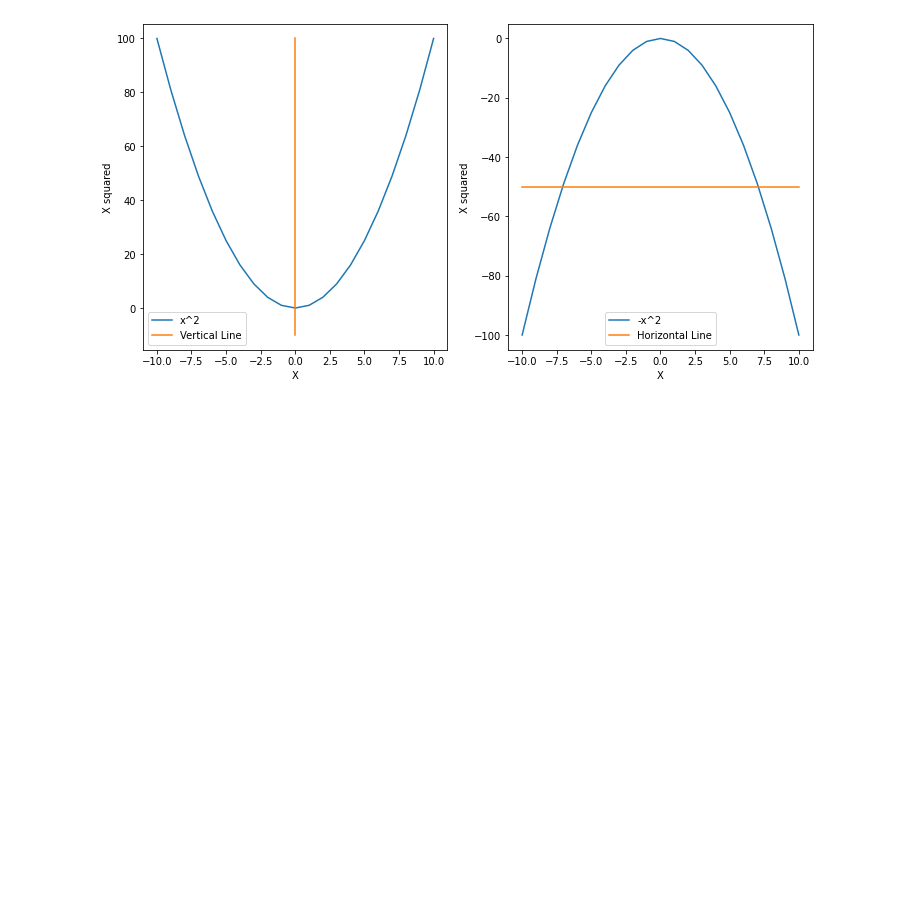
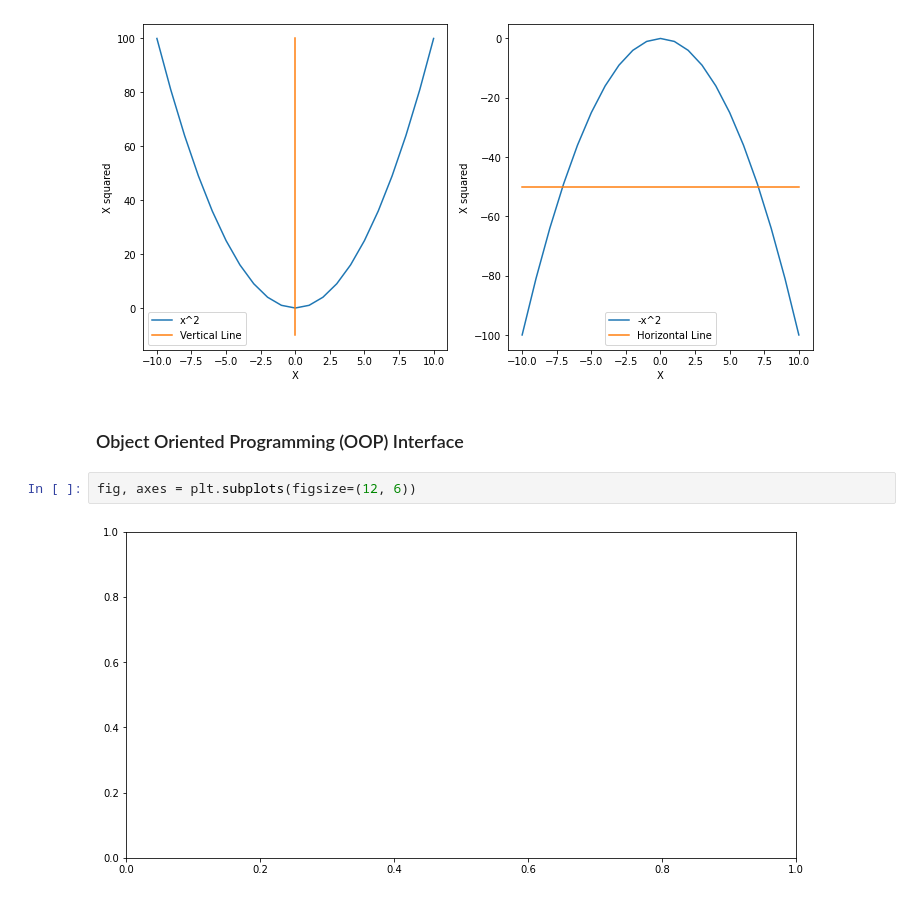
Before and after one commit to soralee2821/coding, a Jupyter notebook: 2021_05_24.ipynb, the cells around one changed output. Drawn from its saved outputs; the diff is of its cells as text; blank space fills up the shorter version.

Commit message:
Python_Visualization_OOP

```diff
--- a/2021_05_24.ipynb
+++ b/2021_05_24.ipynb
@@ -43,3 +43,9 @@ plt.ylabel('X squared')
 # %% [output]
 Text(0, 0.5, 'X squared')
 [figure]
+# %% [markdown]
+### Object Oriented Programming (OOP) Interface
+# %%
+fig, axes = plt.subplots(figsize=(12, 6))
+# %% [output]
+[figure, added]
```
Also changed, not shown: parts of 5 cells of this notebook.
